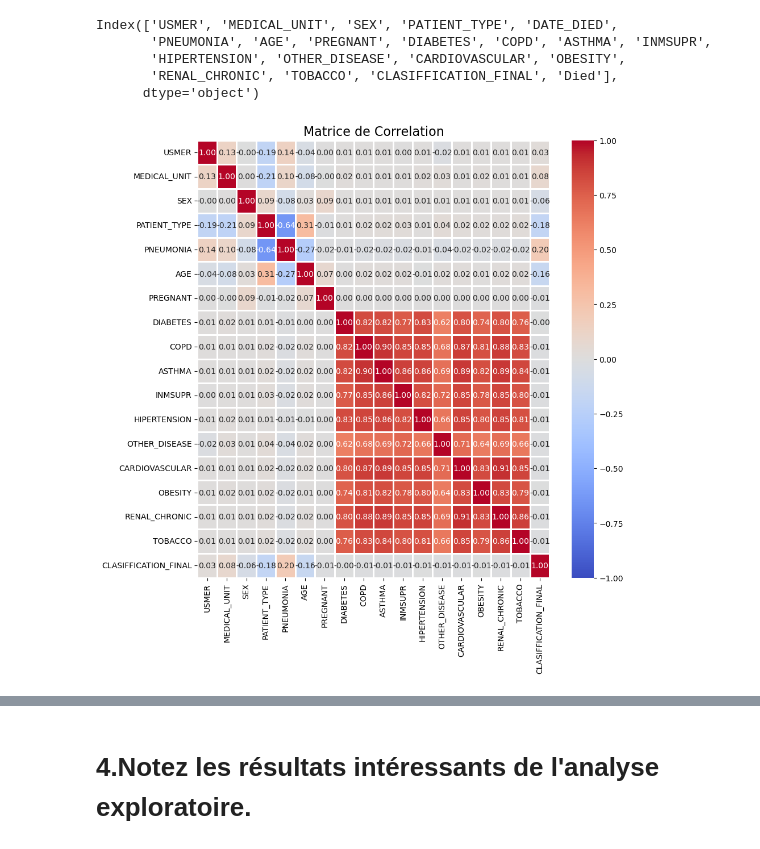
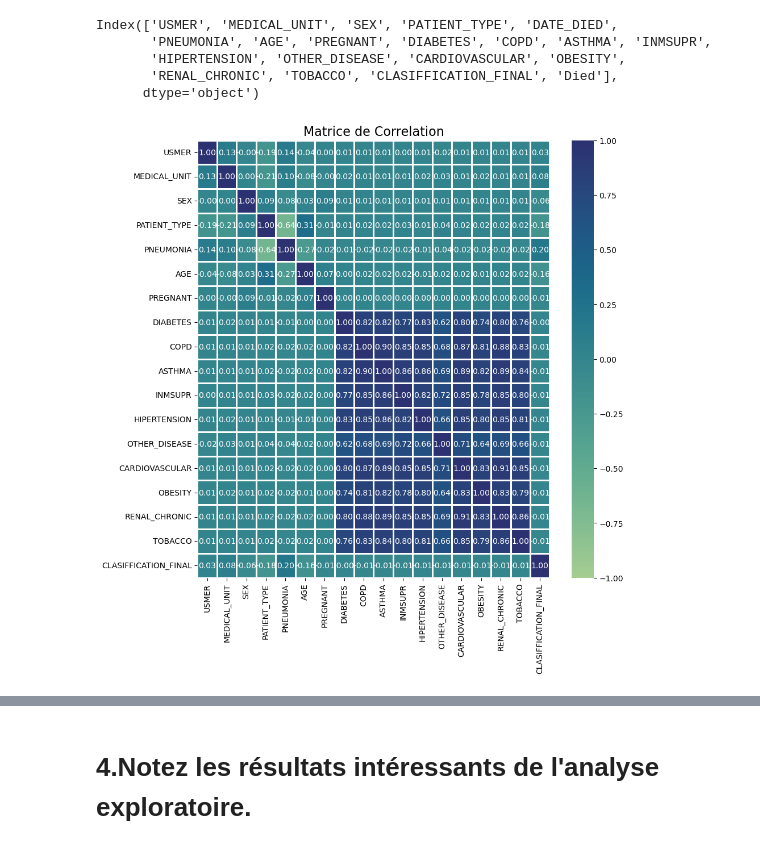
Before and after one commit to Dolina25/Projet_Final_PyML, a Jupyter notebook: Projet_fin_python_Dolina_Christ.ipynb, the cells around one changed output, grey strips where cells are left out. Drawn from its saved outputs; the diff is of its cells as text; code cells hidden in the pictures.

```diff
--- a/Projet_fin_python_Dolina_Christ.ipynb
+++ b/Projet_fin_python_Dolina_Christ.ipynb
@@ -379,7 +379,7 @@ plt.show()
 # 4 - Effectuez toute étape supplémentaire (analyse des dates, création de colonnes supplémentaires, fusion de plusieurs ensembles de données, etc.)
 # %%
 # Remplacer les date '9999-99-99' représente des valeurs de dates pour lesquelles les patients ne sont pas morts
-covid_data['DATE_DIED'] = covid_data['DATE_DIED'].replace('9999-99-99','Alive')
+covid_data['DATE_DIED'] = covid_data['DATE_DIED'].replace('9999-99-99','-')
 
 # Création d'une colonne 'died' qui détermine le statut de la personne s'il est décédé ou non
 covid_data['Died'] = covid_data['DATE_DIED'].apply(lambda x: 'Yes' if x != '-' else 'No')
@@ -453,17 +454,17 @@ Index(['USMER', 'MEDICAL_UNIT', 'SEX', 'PATIENT_TYPE', 'DATE_DIED',
 # %%
 corr_matrix = covid_data[['USMER', 'MEDICAL_UNIT', 'SEX', 'PATIENT_TYPE',
        'PNEUMONIA', 'AGE', 'PREGNANT', 'DIABETES', 'COPD', 'ASTHMA', 'INMSUPR',
        'HIPERTENSION', 'OTHER_DISEASE', 'CARDIOVASCULAR', 'OBESITY',
        'RENAL_CHRONIC', 'TOBACCO', 'CLASIFFICATION_FINAL']].corr()
 
 # Visualisation de la matrice de corrélation avec une heatmap
 plt.figure(figsize=(10,10))  # Taille de la figure
-sns.heatmap(corr_matrix, annot=True, cmap='coolwarm', fmt='.2f', linewidths=0.8, vmin=-1, vmax=1)
+sns.heatmap(corr_matrix, annot=True, cmap='crest', fmt='.2f', linewidths=0.8, vmin=-1, vmax=1)
 
 # Ajouter un titre
 plt.title('Matrice de Correlation', fontsize=16)
 
 # Afficher le graphique
 plt.show()
 # %% [output]
-[figure, old version]
+[figure, new version]
```
Also changed, not shown: parts of 29 cells of this notebook.
